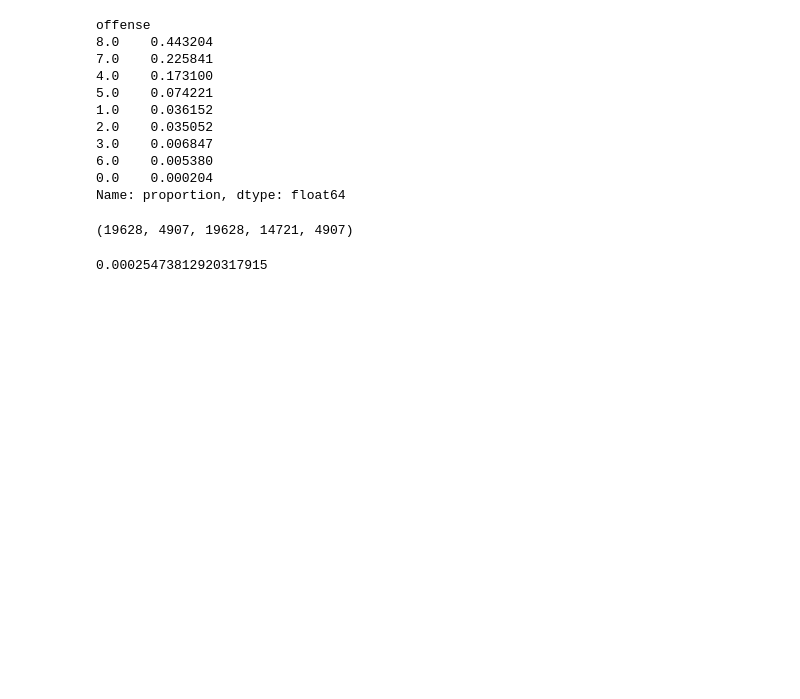
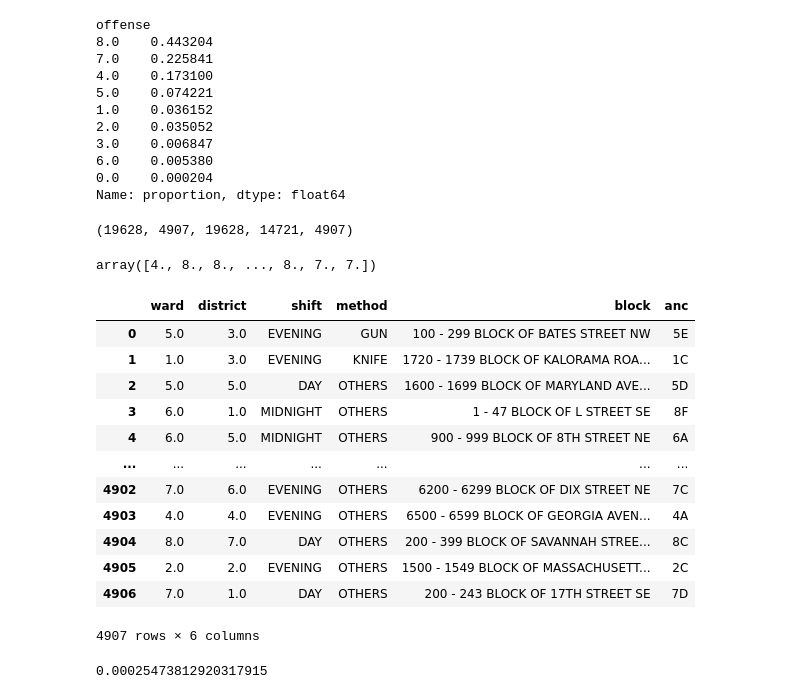
Before and after one commit to sam47-asfaw/dc-crime, a Jupyter notebook: notebook/model.ipynb, the cells around one changed output. Saved outputs shown, nothing was run; the diff lists cells and outputs as text; code cells hidden in the pictures; blank space fills up the shorter version.

Commit message:
started model training

```diff
--- a/notebook/model.ipynb
+++ b/notebook/model.ipynb
@@ -94,7 +94,7 @@ Name: count, dtype: int64
 #6.0 => SEX ABUSE
 #0.0 => ARSON
 encoder = OrdinalEncoder()
-new_df['offense'] = encoder.fit_transform(df[['offense']])
+new_df['offense'] = encoder.fit_transform(new_df[['offense']])
 new_df['offense'].value_counts(normalize=True)
 # %% [output]
 offense
@@ -120,6 +120,10 @@ len(df_full_train), len(df_test), len(df_train)+len(df_val), len(df_train), len(
 y_train = df_train['offense'].values
 y_val = df_val['offense'].values
 y_test = df_test['offense'].values
+# %%
+y_train
+# %% [output]
+array([4., 8., 8., ..., 8., 7., 7.])
 # %%
 del df_train['offense']
 del df_val['offense']
@@ -130,6 +134,22 @@ df_full_train = df_full_train.reset_index(drop=True)
 df_train = df_train.reset_index(drop=True)
 df_val =  df_val.reset_index(drop=True)
 df_test = df_test.reset_index(drop=True)
+# %%
+df_test
+# %% [output]
+|  | ward | district | shift | method | block | anc |
+| 0 | 5.0 | 3.0 | EVENING | GUN | 100 - 299 BLOCK OF BATES STREET NW | 5E |
+| 1 | 1.0 | 3.0 | EVENING | KNIFE | 1720 - 1739 BLOCK OF KALORAMA ROA... | 1C |
+| 2 | 5.0 | 5.0 | DAY | OTHERS | 1600 - 1699 BLOCK OF MARYLAND AVE... | 5D |
+| 3 | 6.0 | 1.0 | MIDNIGHT | OTHERS | 1 - 47 BLOCK OF L STREET SE | 8F |
+| 4 | 6.0 | 5.0 | MIDNIGHT | OTHERS | 900 - 999 BLOCK OF 8TH STREET NE | 6A |
+| ... | ... | ... | ... | ... | ... | ... |
+| 4902 | 7.0 | 6.0 | EVENING | OTHERS | 6200 - 6299 BLOCK OF DIX STREET NE | 7C |
+| 4903 | 4.0 | 4.0 | EVENING | OTHERS | 6500 - 6599 BLOCK OF GEORGIA AVEN... | 4A |
+| 4904 | 8.0 | 7.0 | DAY | OTHERS | 200 - 399 BLOCK OF SAVANNAH STREE... | 8C |
+| 4905 | 2.0 | 2.0 | EVENING | OTHERS | 1500 - 1549 BLOCK OF MASSACHUSETT... | 2C |
+| 4906 | 7.0 | 1.0 | DAY | OTHERS | 200 - 243 BLOCK OF 17TH STREET SE | 7D |
+4907 rows × 6 columns
 # %%
 total_offense = df_full_train.offense.value_counts()[0.0]
 total_offense_rate = total_offense/df_full_train.offense.count()
```
Also changed, not shown: parts of 6 cells of this notebook.
